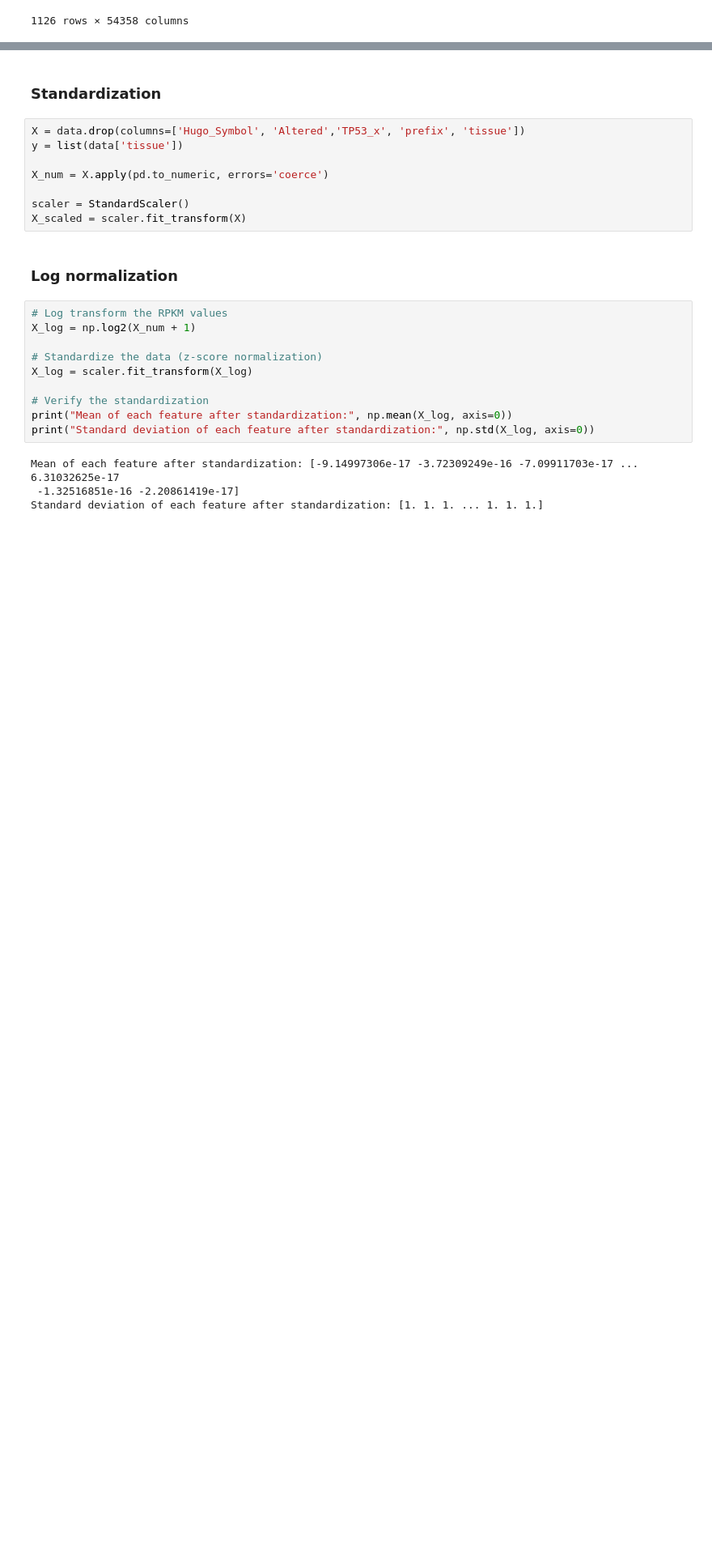
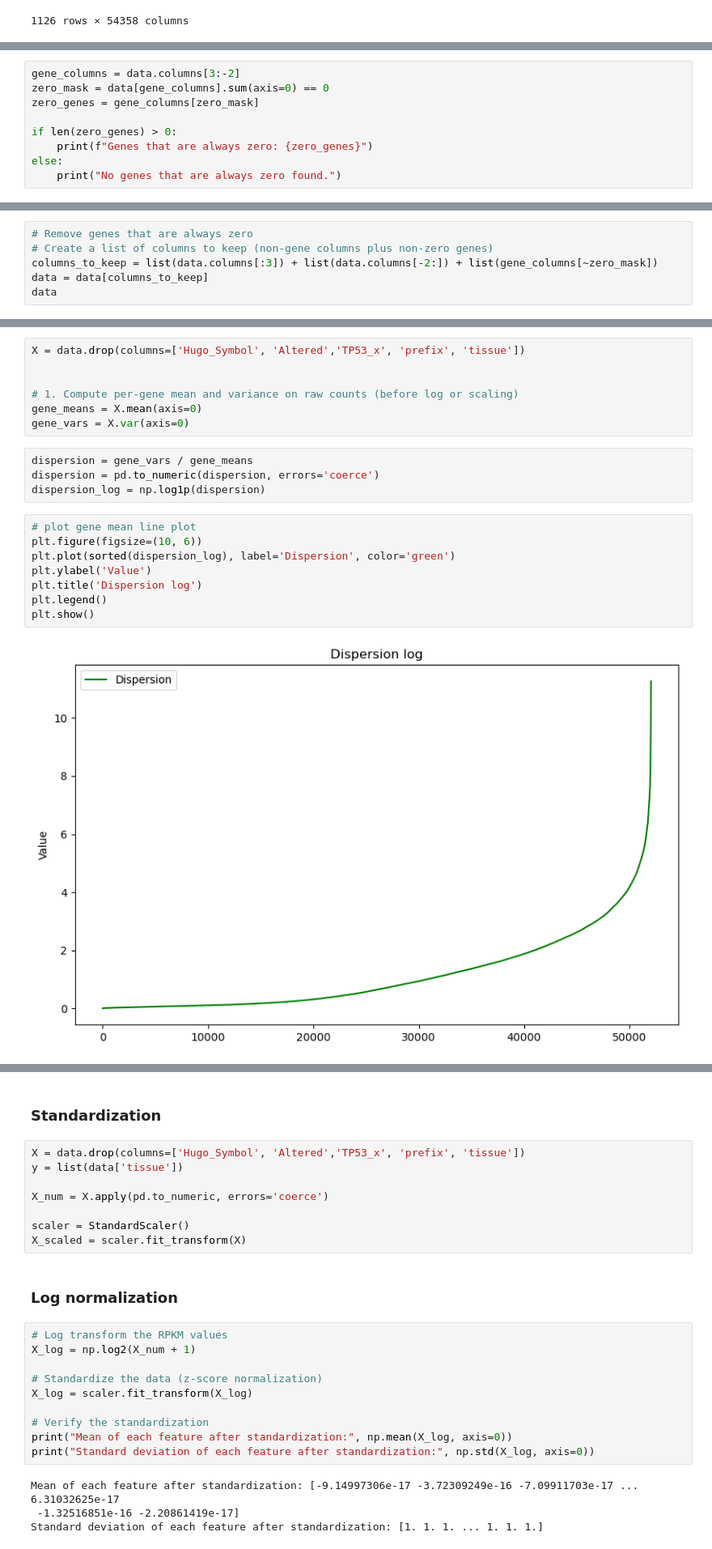
Before and after one commit to MichelangeloNardi/AILAB, a Jupyter notebook: second_attempt.ipynb, the cells around one changed output, grey strips where cells are left out. Shown at 81% size. Saved outputs shown, nothing was run; the diff lists cells and outputs as text; blank space fills up the shorter version.

Commit message:
removed all zero genes, started feature selection

```diff
--- a/second_attempt.ipynb
+++ b/second_attempt.ipynb
@@ -144,0 +151,9 @@ data
+# %%
+gene_columns = data.columns[3:-2]
+zero_mask = data[gene_columns].sum(axis=0) == 0
+zero_genes = gene_columns[zero_mask]
+
+if len(zero_genes) > 0:
+    print(f"Genes that are always zero: {zero_genes}")
+else:
+    print("No genes that are always zero found.")
@@ -144,0 +167,6 @@ data
+# %%
+# Remove genes that are always zero
+# Create a list of columns to keep (non-gene columns plus non-zero genes)
+columns_to_keep = list(data.columns[:3]) + list(data.columns[-2:]) + list(gene_columns[~zero_mask])
+data = data[columns_to_keep]
+data
@@ -144,0 +189,21 @@ data
+# %%
+X = data.drop(columns=['Hugo_Symbol', 'Altered','TP53_x', 'prefix', 'tissue'])
+
+
+# 1. Compute per-gene mean and variance on raw counts (before log or scaling)
+gene_means = X.mean(axis=0)
+gene_vars = X.var(axis=0)
+# %%
+dispersion = gene_vars / gene_means
+dispersion = pd.to_numeric(dispersion, errors='coerce')
+dispersion_log = np.log1p(dispersion)
+# %%
+# plot gene mean line plot
+plt.figure(figsize=(10, 6))
+plt.plot(sorted(dispersion_log), label='Dispersion', color='green')
+plt.ylabel('Value')
+plt.title('Dispersion log')
+plt.legend()
+plt.show()
+# %% [output]
+[figure, added]
```
Also changed, not shown: parts of 10 cells of this notebook, 1 other file.
